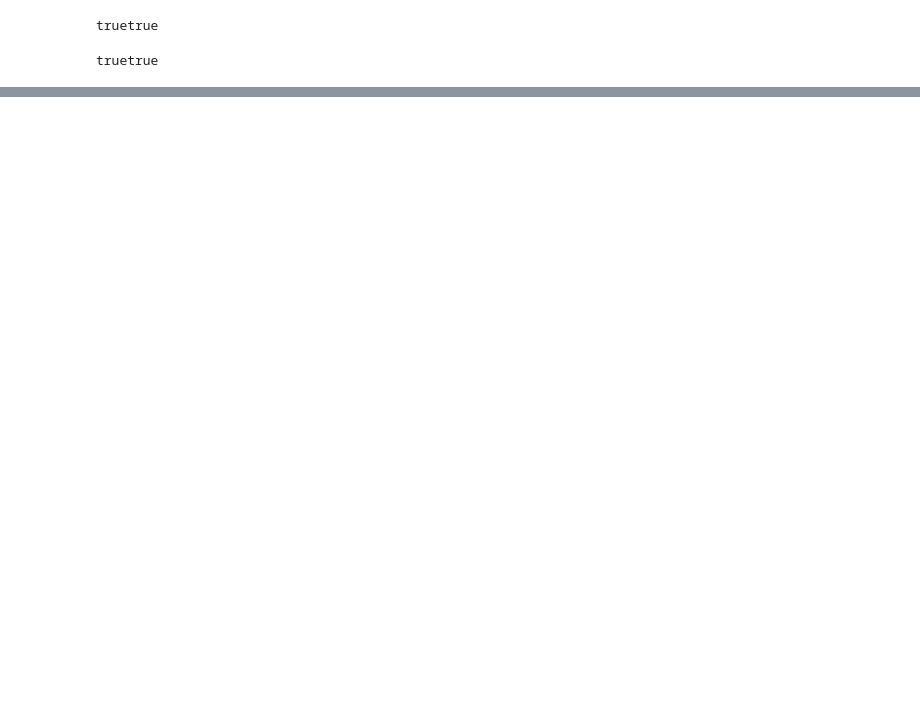
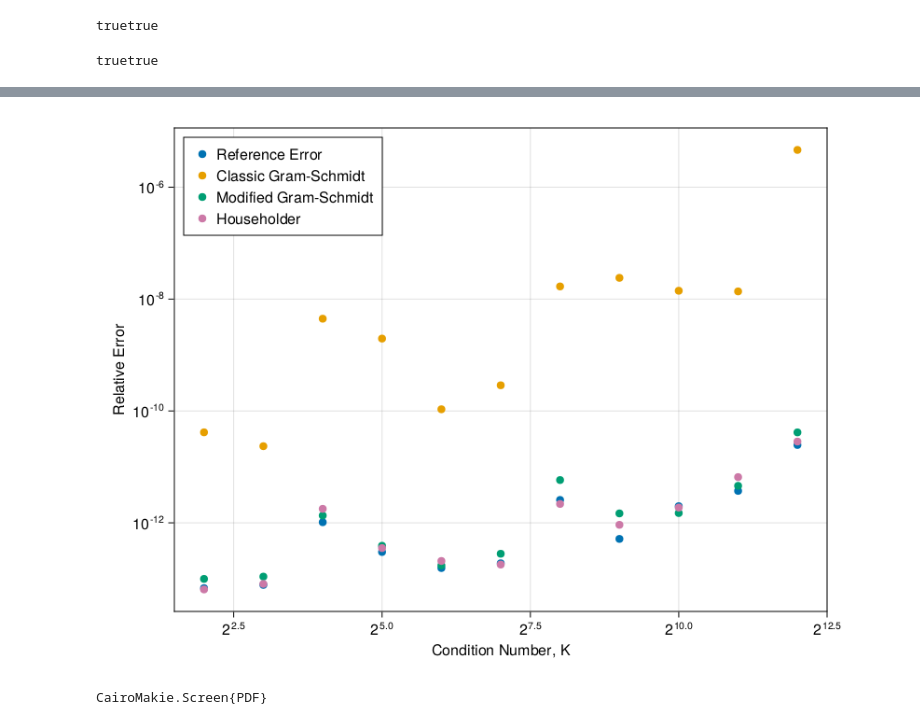
Before and after one commit to joelslaby/6643, a Jupyter notebook: HW4_code/test.ipynb, the cells around one changed output, grey strips where cells are left out. Drawn from its saved outputs; the diff is of its cells as text; code cells hidden in the pictures; blank space fills up the shorter version.

```diff
--- a/HW4_code/test.ipynb
+++ b/HW4_code/test.ipynb
@@ -127,0 +571,57 @@ allocated_memory == 0
+# %%
+size_list = 2 .^ (2 : 12)
+
+# instantiate error arrays
+error_true = Float64[]
+error_cGS = Float64[]
+error_mGS = Float64[]
+error_house = Float64[]
+
+function make_high_cond(cond_num, mat_size)
+    D = 1.0 * I(mat_size)
+    D[1,1] = cond_num
+    for i=2:size(D, 1)-1
+        D[i, i] = rand()*(cond_num-1) + 1
+    end
+
+    L = randn(mat_size, mat_size)
+    return L * D * inv(L)
+end
+
+for m = size_list
+    # A = randn(m, m)
+    mat_size = 2^8
+    A = make_high_cond(m, mat_size)
+    b = randn(mat_size)
+    A_original = deepcopy(A)
+    b_original = deepcopy(b)
+    x_true = A\b
+
+    Q_cGS, R_cGS = classical_gram_schmidt(A)
+    Q_mGS, R_mGS = modified_gram_schmidt(A)
+    householder_QR!(A)
+    QR_house = A
+
+    x_house = zeros(mat_size)
+
+    x_cGS = inv(R_cGS) * Q_cGS' * b
+    x_mGS = inv(R_mGS) * Q_mGS' * b
+    householder_QR_div!(x_house, b, QR_house)
+
+    push!(error_true, norm(A_original * x_true - b_original)/norm(b_original))
+    push!(error_cGS, norm(A_original * x_cGS - b_original)/norm(b_original))
+    push!(error_mGS, norm(A_original * x_mGS - b_original)/norm(b_original))
+    push!(error_house, norm(A_original * x_house - b_original)/norm(b_original))
+end
+
+error_plot = scatter(size_list, error_true, label="Reference Error", axis=(yscale=log10, xscale=log2, xlabel="Condition Number, K", ylabel="Relative Error"))
+scatter!(size_list, error_cGS, label="Classic Gram-Schmidt")
+scatter!(size_list, error_mGS, label="Modified Gram-Schmidt")
+scatter!(size_list, error_house, label="Householder")
+axislegend(position=:lt)
+
+display(error_plot)
+save("cond_num_compare.pdf", error_plot)
+# %% [output]
+[figure, added]
+CairoMakie.Screen{PDF}
```
Also changed, not shown: parts of 8 cells of this notebook, 2 other files.
